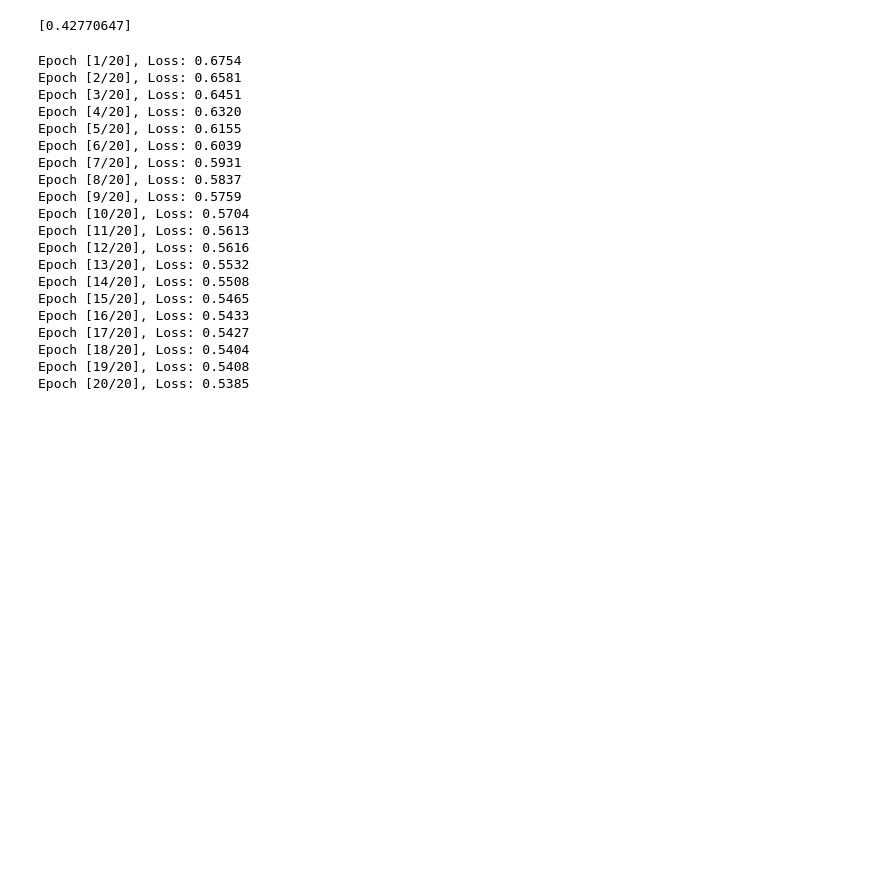
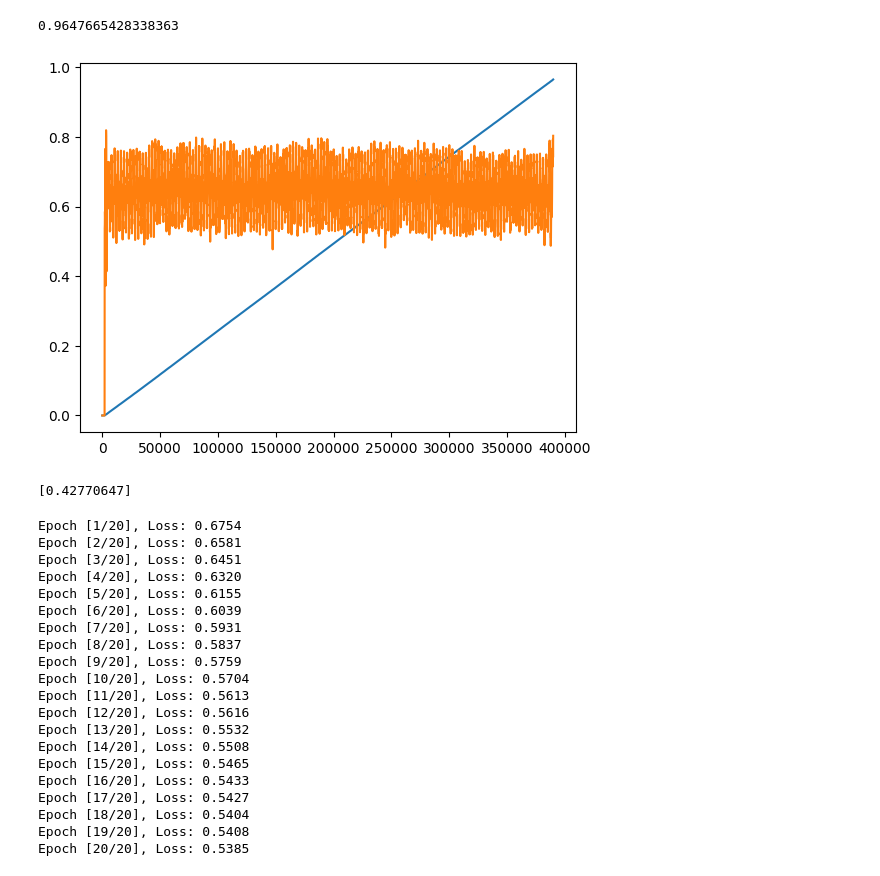
Before and after one commit to martin3698753/cflie, a Jupyter notebook: Untitled.ipynb, the cells around one changed output. Saved outputs shown, nothing was run; the diff lists cells and outputs as text; code cells hidden in the pictures; blank space fills up the shorter version.

```diff
--- a/Untitled.ipynb
+++ b/Untitled.ipynb
@@ -52,20 +51,20 @@ Standard deviation of detrended g(t): 0.01
 # %%
-def window_new(signal, t, window_size=200, step=1):
-    data = []
-    for i in range(0, len(signal) - window_size):
-        tleft = 1-(i/len(signal))
-        chunk = signal[i:i+window_size]
-        dt = t[i:i+window_size]
-        slope, intercept = np.polyfit(dt, chunk, 1)
-        std = chunk.std()
-        mean = chunk.mean()
-        slope = slope*10**5
-        std = std*10**3
-        data.append((slope, intercept, std, mean, tleft))
+import numpy as np
+import matplotlib.pyplot as plt
+import maketab as mt
 
-    data = np.array(data)
-    np.random.shuffle(data)
-    return data
+path_dir = 'data/4-2-25/'
+me = mt.power(path_dir)
+t = mt.time(path_dir)
+en = np.cumsum(me)
+en = en/2600
+print(en[-1])
+plt.plot(t, en)
+plt.plot(t, me)
+plt.show()
+# %% [output]
+0.9647665428338363
+[figure, added]
 # %%
 import torch
 import torch.nn as nn
```
Also changed, not shown: parts of 1 cell of this notebook, 8 other files.
